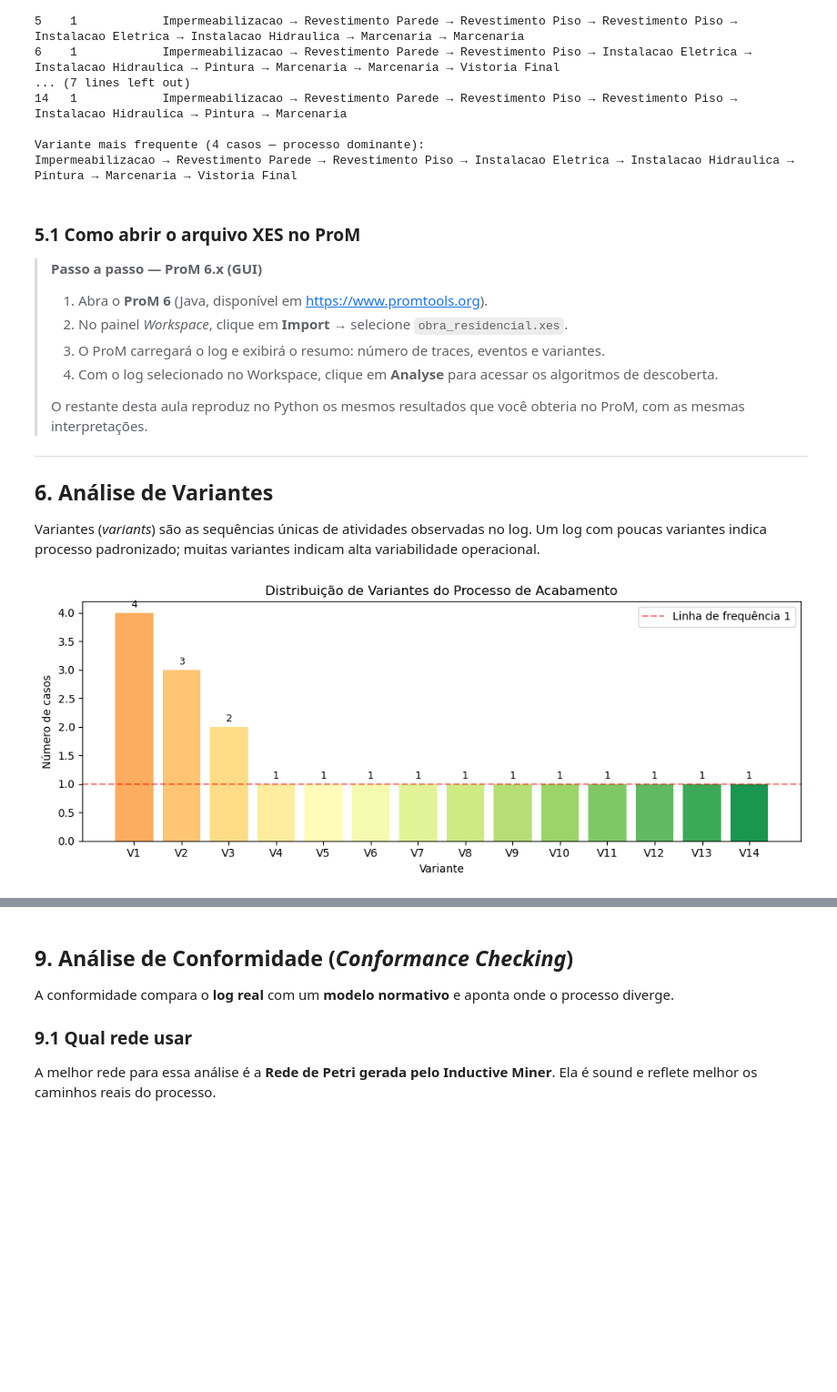
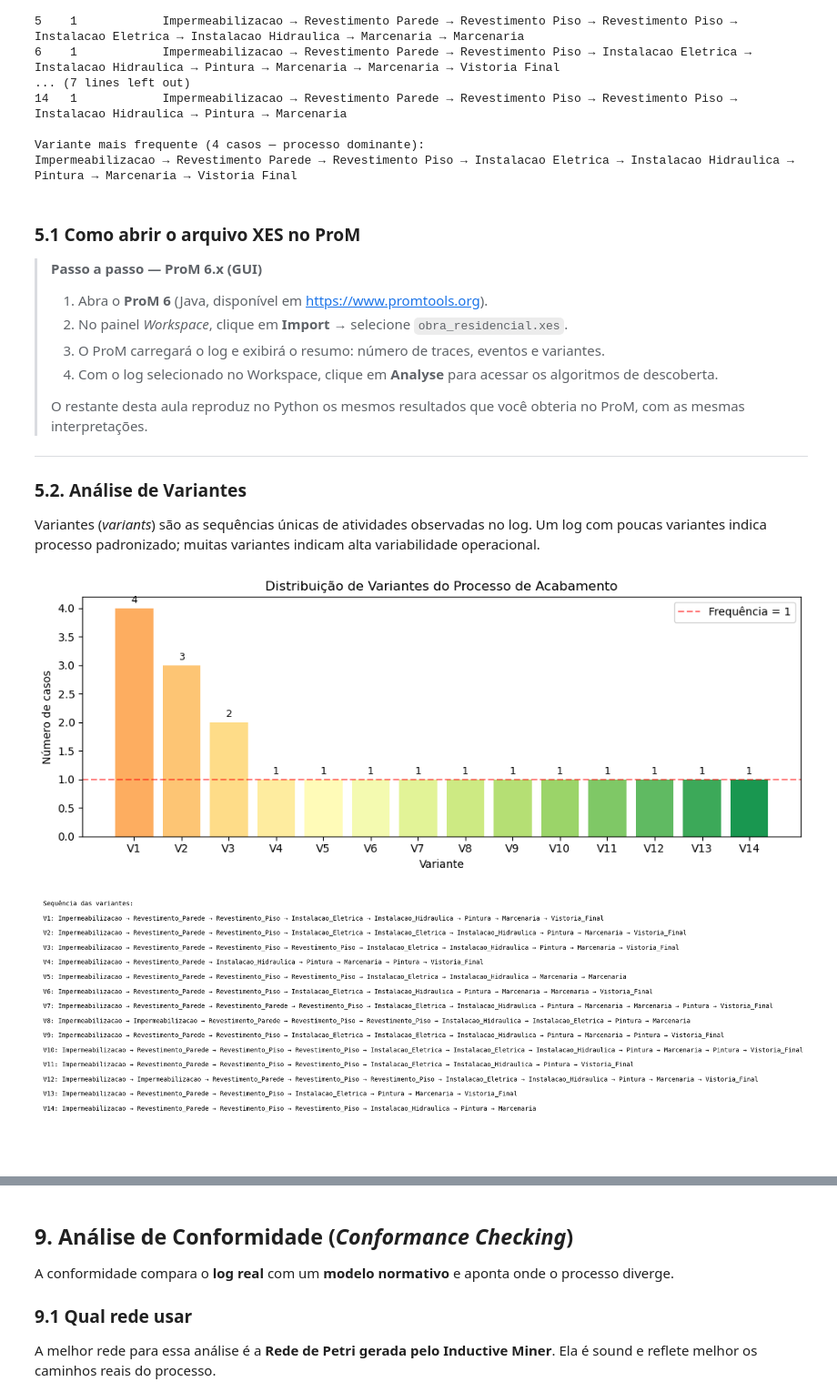
Before and after one commit to UniRobotica/gpc, a Jupyter notebook: notebooks/modelagem/mineracaoProcessos/MinProc_ConstProM.ipynb, the cells around one changed output, grey strips where cells are left out. Shown at 91% size. Saved outputs shown, nothing was run; the diff lists cells and outputs as text; code cells hidden in the pictures; blank space fills up the shorter version.

```diff
--- a/notebooks/modelagem/mineracaoProcessos/MinProc_ConstProM.ipynb
+++ b/notebooks/modelagem/mineracaoProcessos/MinProc_ConstProM.ipynb
@@ -543,26 +546,85 @@ Impermeabilizacao → Revestimento Parede → Revestimento Piso → Instalacao E
 
 ---
 
-## 6. Análise de Variantes
+### 5.2. Análise de Variantes
 
 Variantes (*variants*) são as sequências únicas de atividades observadas no log. Um log com poucas variantes indica processo padronizado; muitas variantes indicam alta variabilidade operacional.
 # %%
 # Gráfico de distribuição de variantes
 freqs = [len(t) for _, t in variantes_ordenadas]
 labels = [f"V{i+1}" for i in range(len(freqs))]
 
 fig, ax = plt.subplots(figsize=(10, 4))
-bars = ax.bar(labels, freqs, color=plt.cm.RdYlGn(np.linspace(0.3, 0.9, len(freqs))))
+
+bars = ax.bar(
+    labels,
+    freqs,
+    color=plt.cm.RdYlGn(np.linspace(0.3, 0.9, len(freqs)))
+)
+
 ax.set_xlabel('Variante')
 ax.set_ylabel('Número de casos')
 ax.set_title('Distribuição de Variantes do Processo de Acabamento')
+
+# Exibe a frequência sobre cada barra
 for bar, freq in zip(bars, freqs):
-    ax.text(bar.get_x() + bar.get_width()/2, bar.get_height() + 0.05,
-            str(freq), ha='center', va='bottom', fontsize=9)
-ax.axhline(y=1, color='red', linestyle='--', alpha=0.5, label='Linha de frequência 1')
+    ax.text(
+        bar.get_x() + bar.get_width()/2,
+        bar.get_height() + 0.05,
+        str(freq),
+        ha='center',
+        va='bottom',
+        fontsize=9
+    )
+
+# Linha de referência
+ax.axhline(
+    y=1,
+    color='red',
+    linestyle='--',
+    alpha=0.5,
+    label='Frequência = 1'
+)
+
 ax.legend()
+
 plt.tight_layout()
+
+# Salva o gráfico
 plt.savefig('variantes.png', dpi=150, bbox_inches='tight')
+
 plt.show()
+
+
+# =====================================================
+# Figura 2 - Legenda das variantes
+# =====================================================
+
+texto_legenda = "Sequência das variantes:\n\n"
+
+for i, (variante, traces) in enumerate(variantes_ordenadas):
+    sequencia = " → ".join(variante)
+    texto_legenda += f"V{i+1}: {sequencia}\n\n"
+
+fig = plt.figure(figsize=(15, max(4, len(variantes_ordenadas)*0.45)))
+
+plt.axis('off')
+
+plt.text(
+    0.01,
+    0.99,
+    texto_legenda,
+    fontsize=10,
+    family='monospace',
+    va='top'
+)
+
+plt.tight_layout()
+
+# Salva a legenda
+plt.savefig('variantes_legenda.png', dpi=150, bbox_inches='tight')
+
+plt.show()
 # %% [output]
-[figure, old version]
+[figure, new version]
+[figure, added]
```
Also changed, not shown: parts of 7 cells of this notebook, 9 other files.
